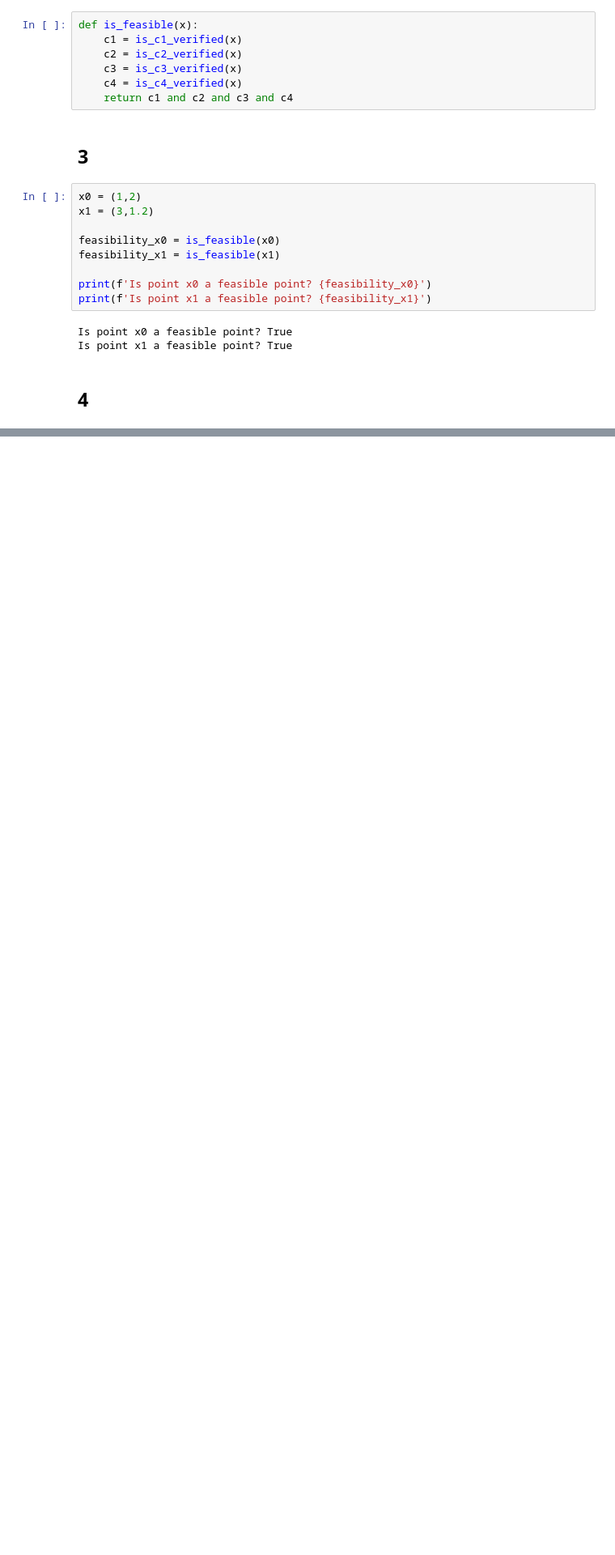
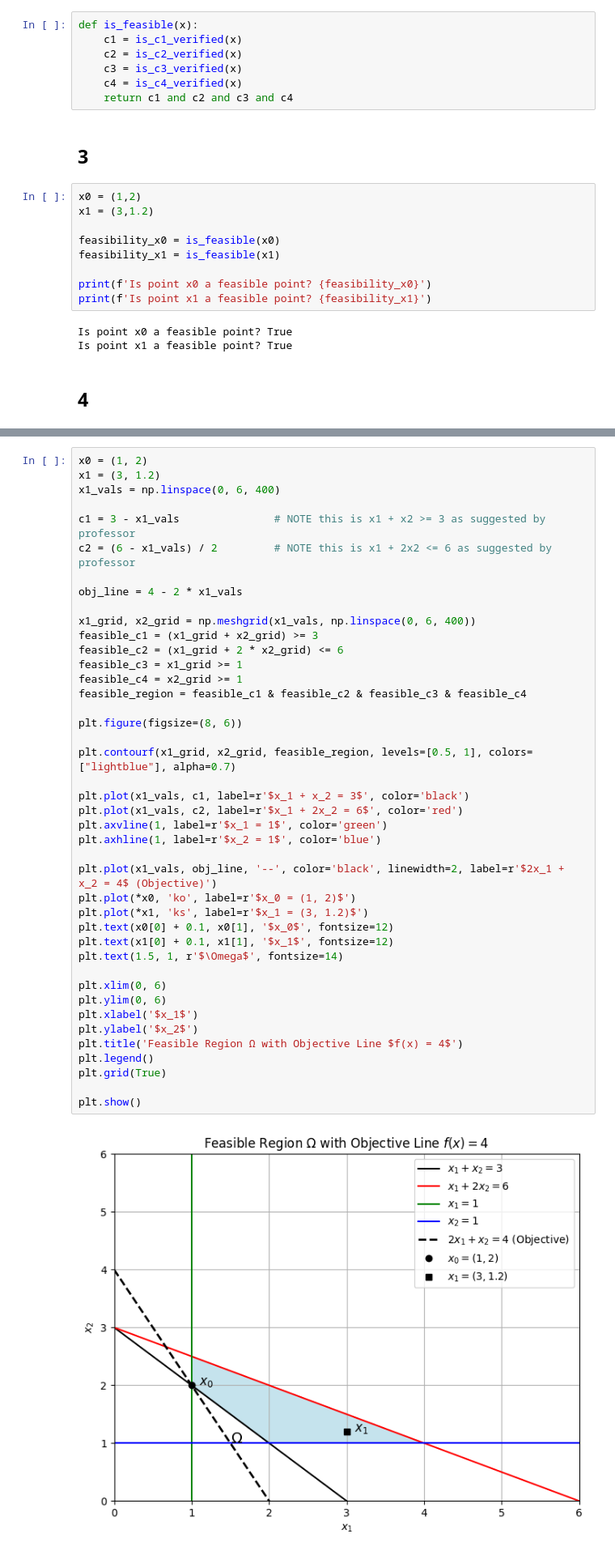
Before and after one commit to lambione/OPTIMIZATION-METHODS, a Jupyter notebook: ASS6/assignment6.ipynb, the cells around one changed output, grey strips where cells are left out. Shown at 81% size. Cells and saved outputs as stored; diff of their text form; blank space fills up the shorter version.

```diff
--- a/ASS6/assignment6.ipynb
+++ b/ASS6/assignment6.ipynb
@@ -88,0 +193,44 @@ TypeError: cannot unpack non-iterable int object
+# %%
+x0 = (1, 2)
+x1 = (3, 1.2)
+x1_vals = np.linspace(0, 6, 400)
+
+c1 = 3 - x1_vals               # NOTE this is x1 + x2 >= 3 as suggested by professor
+c2 = (6 - x1_vals) / 2         # NOTE this is x1 + 2x2 <= 6 as suggested by professor
+
+obj_line = 4 - 2 * x1_vals
+
+x1_grid, x2_grid = np.meshgrid(x1_vals, np.linspace(0, 6, 400))
+feasible_c1 = (x1_grid + x2_grid) >= 3
+feasible_c2 = (x1_grid + 2 * x2_grid) <= 6
+feasible_c3 = x1_grid >= 1
+feasible_c4 = x2_grid >= 1
+feasible_region = feasible_c1 & feasible_c2 & feasible_c3 & feasible_c4
+
+plt.figure(figsize=(8, 6))
+
+plt.contourf(x1_grid, x2_grid, feasible_region, levels=[0.5, 1], colors=["lightblue"], alpha=0.7)
+
+plt.plot(x1_vals, c1, label=r'$x_1 + x_2 = 3$', color='black')
+plt.plot(x1_vals, c2, label=r'$x_1 + 2x_2 = 6$', color='red')
+plt.axvline(1, label=r'$x_1 = 1$', color='green')
+plt.axhline(1, label=r'$x_2 = 1$', color='blue')
+
+plt.plot(x1_vals, obj_line, '--', color='black', linewidth=2, label=r'$2x_1 + x_2 = 4$ (Objective)')
+plt.plot(*x0, 'ko', label=r'$x_0 = (1, 2)$')
+plt.plot(*x1, 'ks', label=r'$x_1 = (3, 1.2)$')
+plt.text(x0[0] + 0.1, x0[1], '$x_0$', fontsize=12)
+plt.text(x1[0] + 0.1, x1[1], '$x_1$', fontsize=12)
+plt.text(1.5, 1, r'$\Omega$', fontsize=14)
+
+plt.xlim(0, 6)
+plt.ylim(0, 6)
+plt.xlabel('$x_1$')
+plt.ylabel('$x_2$')
+plt.title('Feasible Region Ω with Objective Line $f(x) = 4$')
+plt.legend()
+plt.grid(True)
+
+plt.show()
+# %% [output]
+[figure, added]
```
Also changed, not shown: parts of 25 cells of this notebook.
